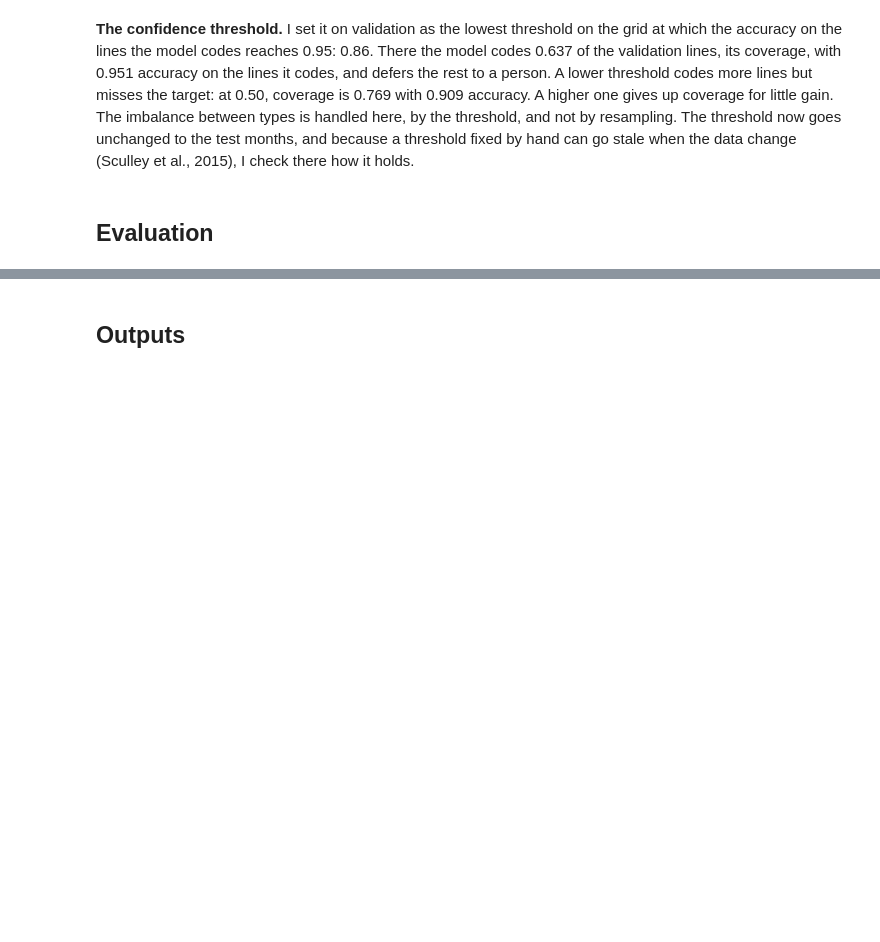
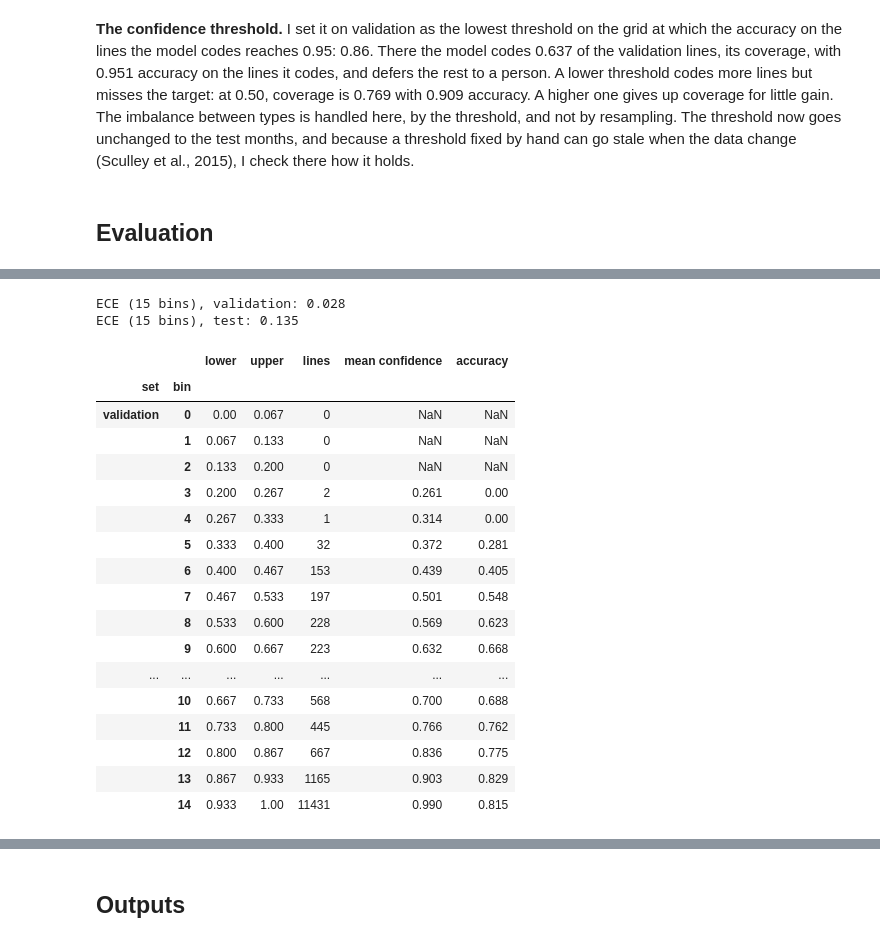
Before and after one commit to PaddyGilliland1/applied-machine-learning-project, a Jupyter notebook: modeling.ipynb, the cells around one changed output, grey strips where cells are left out. Cells and saved outputs as stored; diff of their text form; code cells hidden in the pictures; blank space fills up the shorter version.

```diff
--- a/modeling.ipynb
+++ b/modeling.ipynb
@@ -3017,0 +3266,33 @@ Threshold: 0.86
+# %%
+# The reliability tables behind the ECE, for the chosen model.
+calibration = {
+    "validation": calibration_table(truth_val, val_proba[chosen_name]),
+    "test": calibration_table(truth_test, test_proba[chosen_name]),
+}
+for split_name in calibration:
+    print(
+        f"ECE (15 bins), {split_name}: "
+        f"{metrics_table.loc[(chosen_name, 'ECE (15 bins)'), split_name]:.3f}"
+    )
+pd.concat(calibration, names=["set", "bin"])
+# %% [output]
+ECE (15 bins), validation: 0.028
+ECE (15 bins), test: 0.135
+|  |  | lower | upper | lines | mean confidence | accuracy |
+| set | bin |  |  |  |  |  |
+| validation | 0 | 0.00 | 0.067 | 0 | NaN | NaN |
+|  | 1 | 0.067 | 0.133 | 0 | NaN | NaN |
+|  | 2 | 0.133 | 0.200 | 0 | NaN | NaN |
+|  | 3 | 0.200 | 0.267 | 2 | 0.261 | 0.00 |
+|  | 4 | 0.267 | 0.333 | 1 | 0.314 | 0.00 |
+|  | 5 | 0.333 | 0.400 | 32 | 0.372 | 0.281 |
+|  | 6 | 0.400 | 0.467 | 153 | 0.439 | 0.405 |
+|  | 7 | 0.467 | 0.533 | 197 | 0.501 | 0.548 |
+|  | 8 | 0.533 | 0.600 | 228 | 0.569 | 0.623 |
+|  | 9 | 0.600 | 0.667 | 223 | 0.632 | 0.668 |
+| ... | ... | ... | ... | ... | ... | ... |
+|  | 10 | 0.667 | 0.733 | 568 | 0.700 | 0.688 |
+|  | 11 | 0.733 | 0.800 | 445 | 0.766 | 0.762 |
+|  | 12 | 0.800 | 0.867 | 667 | 0.836 | 0.775 |
+|  | 13 | 0.867 | 0.933 | 1165 | 0.903 | 0.829 |
+|  | 14 | 0.933 | 1.00 | 11431 | 0.990 | 0.815 |
```
Also changed, not shown: parts of 16 cells of this notebook.
